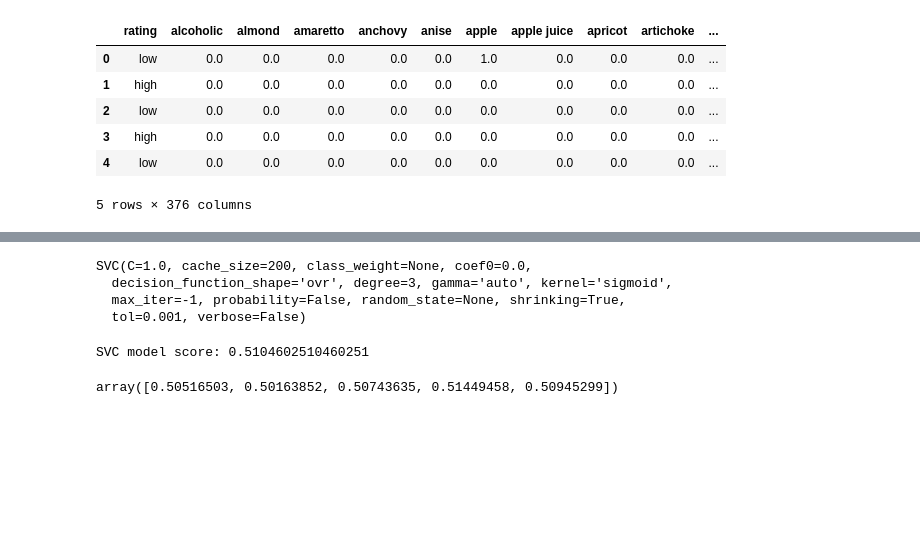
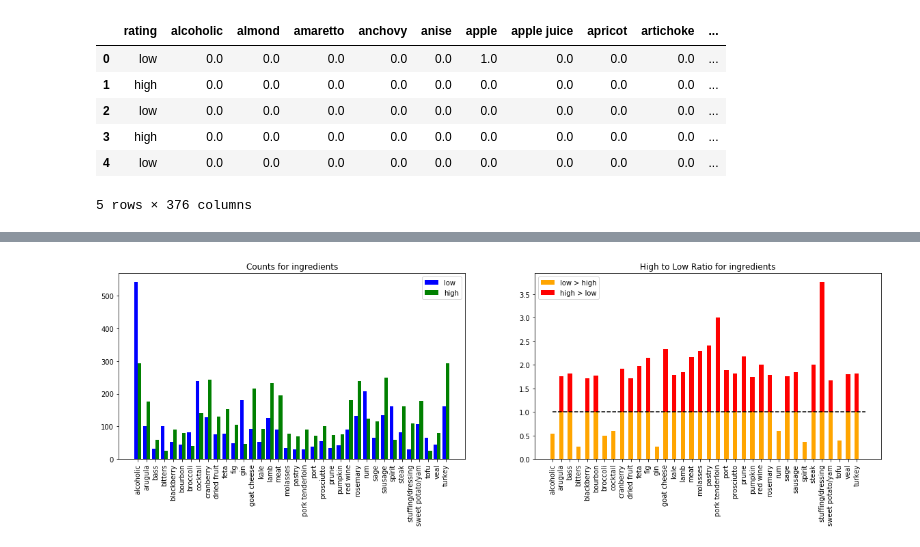
Before and after one commit to esthersweon/thinkful, a Jupyter notebook: main/unit_3/lesson_4_project_4.ipynb, the cells around one changed output, grey strips where cells are left out. Drawn from its saved outputs; the diff is of its cells as text; code cells hidden in the pictures; blank space fills up the shorter version.

```diff
--- a/main/unit_3/lesson_4_project_4.ipynb
+++ b/main/unit_3/lesson_4_project_4.ipynb
@@ -271,25 +275,60 @@ df.head()
+# %%
+# Make bar graph for top skewed ingredients (38) – high count vs. low count
+lows_vals = df[df['rating'] == 'low'].drop(['rating', 'bottom 50 ingredients', 'num_ingredients'], 1).sum()
+highs_vals = df[df['rating'] == 'high'].drop(['rating', 'bottom 50 ingredients', 'num_ingredients'], 1).sum()
+
+# Plot the counts of all ingredients for lows and highs
+plt.figure(figsize=(20, 5))
+ax = plt.subplot(1, 2, 1)
+ax.bar(np.arange(len(list(lows_vals.index))) - 0.2, lows_vals, width=0.4, color='b', align='center', label="low")
+ax.bar(np.arange(len(list(lows_vals.index))) + 0.2, highs_vals, width=0.4, color='g', align='center', label="high")
+ax.set_xticks(range(len(list(lows_vals.index))))
+ax.set_xticklabels(list(lows_vals.index), rotation=90)
+ax.set_title('Counts for ingredients')
+ax.legend()
+
+# Make bar graph for top ingredients – high vs. low count ratio
+ax = plt.subplot(1, 2, 2)
+
+ratio_vals = highs_vals / lows_vals
+threshold = 1
+above_threshold = np.maximum(ratio_vals - threshold, 0)
+below_threshold = np.minimum(ratio_vals, threshold)
+
+ax.bar(np.arange(len(list(lows_vals.index))), ratio_vals, width=0.5, color='orange', label="low > high")
+ax.bar(np.arange(len(list(lows_vals.index))), above_threshold, width=0.5, color='red', label="high > low", bottom=below_threshold)
+
+ax.set_xticks(range(len(list(lows_vals.index))))
+ax.set_xticklabels(list(lows_vals.index), rotation=90)
+ax.set_title('High to Low Ratio for ingredients')
+
+ax.plot([0, len(list(lows_vals.index))], [threshold, threshold], "k--")
+ax.legend()
+
+plt.show()
+# %% [output]
+[figure, added]
 # %%
-from sklearn.model_selection import cross_val_score
-from sklearn.svm import SVC
+# Specifies the kernel type to be used in the algorithm.
+# It must be one of ‘linear’, ‘poly’, ‘rbf’, ‘sigmoid’, ‘precomputed’ or a callable. Default 'rbf'
 
-# Specifies the kernel type to be used in the algorithm.
-# It must be one of ‘linear’, ‘poly’, ‘rbf’, ‘sigmoid’, ‘precomputed’ or a callable.
-# If none is given, ‘rbf’ will be used.
-# GridSearch here?
-svc = SVC(C=0.5, kernel='sigmoid')
+# GridSearch to find optimal hyperparameters (C, kernel)
+def svc_param_selection(X, y, nfolds):
+    kernels = ['linear', 'poly', 'rbf', 'sigmoid']
+    Cs = [0.001, 0.01, 0.1, 1]
+    param_grid = {'kernel': kernels, 'C': Cs}
+    grid_search = GridSearchCV(SVC(), param_grid, cv=nfolds)
+    grid_search.fit(X, y)
+    grid_search.best_params_
+    return grid_search.best_params_
 
 X = df.drop(['rating'], 1)
 Y = df['rating']
+
+best_params = svc_param_selection(X, Y, 5)
+print('Best params:', best_params)
+svc = SVC(**best_params)
 svc.fit(X, Y)
-# %% [output]
-SVC(C=1.0, cache_size=200, class_weight=None, coef0=0.0,
-  decision_function_shape='ovr', degree=3, gamma='auto', kernel='sigmoid',
-  max_iter=-1, probability=False, random_state=None, shrinking=True,
-  tol=0.001, verbose=False)
 # %%
 # Score SVR model
-print('SVC model score:', svc.score(X, Y))
-cross_val_score(svc, X, Y, cv=5)
+print('SVC model score:', cross_val_score(svc, X, Y, cv=5))
-# %% [output]
-SVC model score: 0.5104602510460251
-array([0.50516503, 0.50163852, 0.50743635, 0.51449458, 0.50945299])
```
Also changed, not shown: parts of 11 cells of this notebook, 3 other files.
